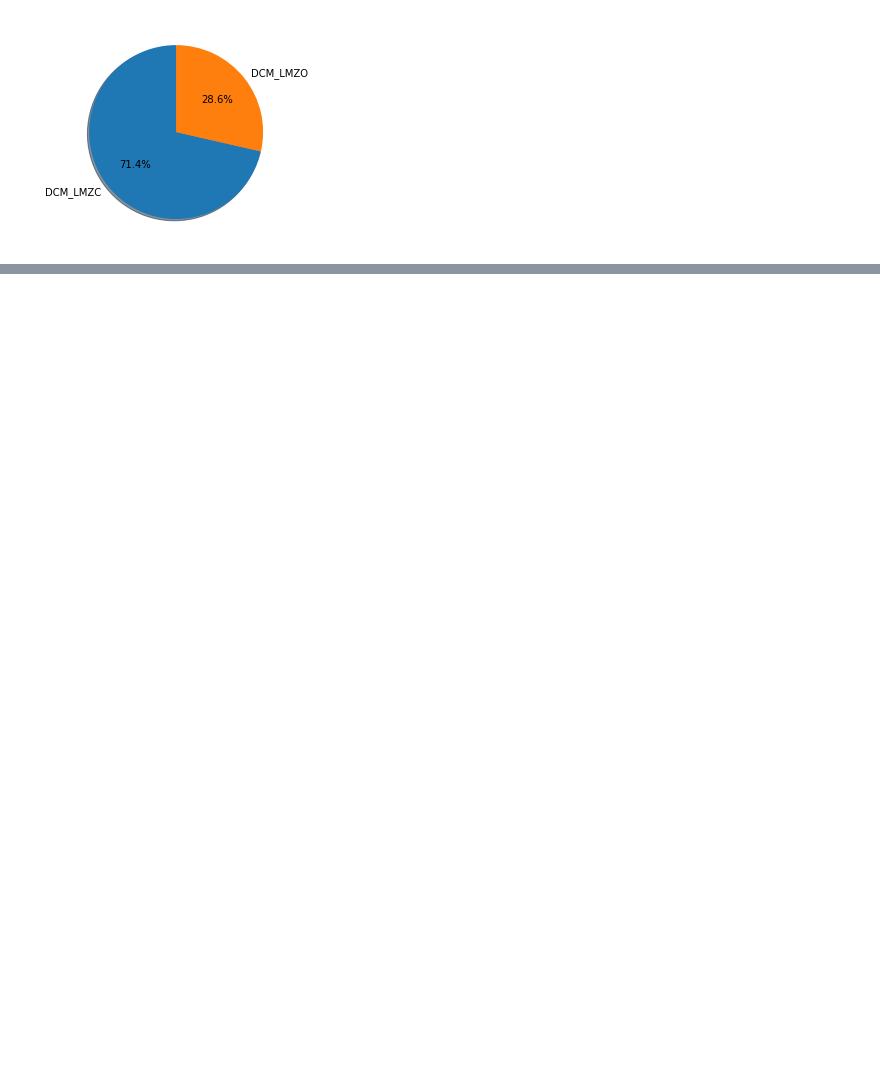
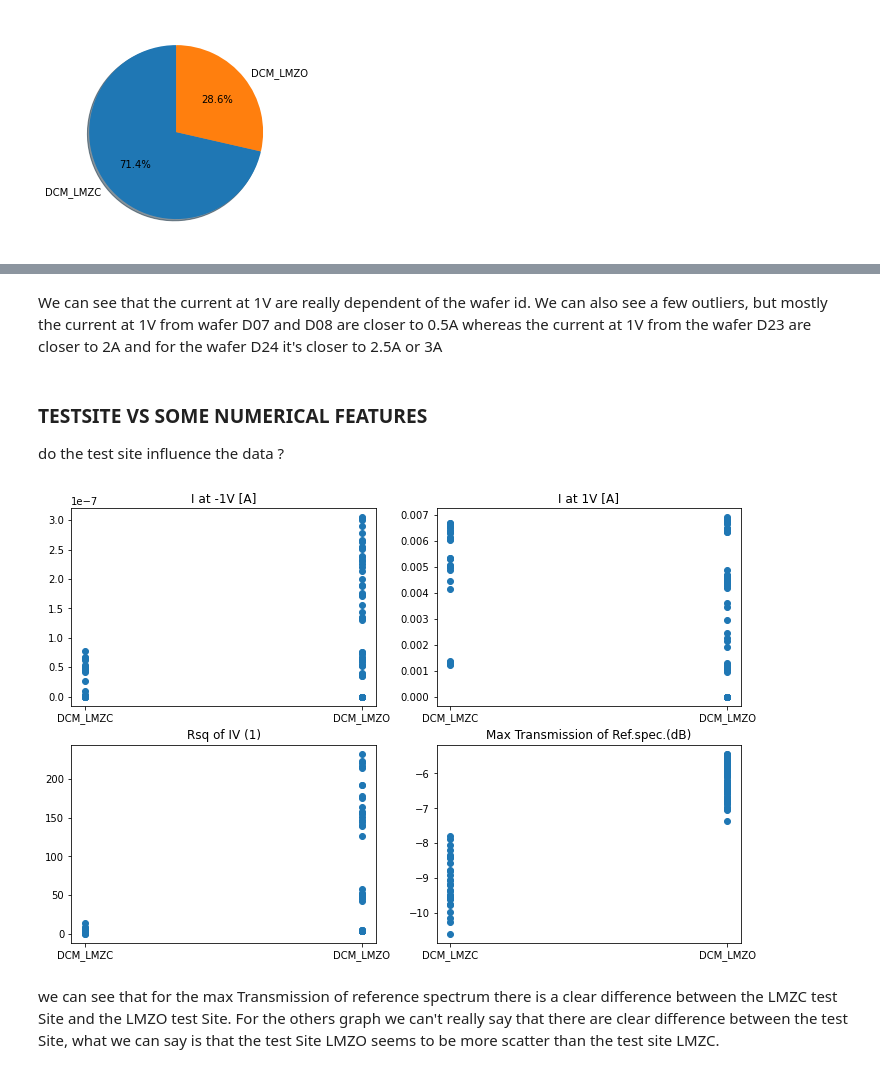
Before and after one commit to 9zaig/data-analysis-software-1, a Jupyter notebook: doc/Document.ipynb, the cells around one changed output, grey strips where cells are left out. Drawn from its saved outputs; the diff is of its cells as text; code cells hidden in the pictures; blank space fills up the shorter version.

```diff
--- a/doc/Document.ipynb
+++ b/doc/Document.ipynb
@@ -83,0 +105,25 @@ plt.show()
+# %% [markdown]
+We can see that the current at 1V are really dependent of the wafer id. We can also see a few outliers, but mostly the current at 1V from wafer D07 and D08 are closer to 0.5A whereas the current at 1V from the wafer D23 are closer to 2A and for the wafer D24 it's closer to 2.5A or 3A
+# %% [markdown]
+### TESTSITE VS SOME NUMERICAL FEATURES
+
+do the test site influence the data ?
+# %%
+plt.figure(figsize=(12,8))
+ans = plt.subplot(2,2,1)
+plt.title('I at -1V [A]')
+plt.scatter(df['TestSite'], df['I at -1V [A]'])
+ans = plt.subplot(2,2,2)
+plt.title('I at 1V [A]')
+plt.scatter(df['TestSite'], df['I at 1V [A]'])
+ans = plt.subplot(2,2,3)
+plt.title('Rsq of IV (1)')
+plt.scatter(df['TestSite'], df['Rsq of IV (1)'])
+ans = plt.subplot(2,2,4)
+plt.title('Max Transmission of Ref.spec.(dB)')
+plt.scatter(df['TestSite'], df['Max Transmission of Ref.spec.(dB)'])
+plt.show()
+# %% [output]
+[figure, added]
+# %% [markdown]
+we can see that for the max Transmission of reference spectrum there is a clear difference between the LMZC test Site and the LMZO test Site. For the others graph we can't really say that there are clear difference between the test Site, what we can say is that the test Site LMZO seems to be more scatter than the test site LMZC.
```
Also changed, not shown: parts of 8 cells of this notebook, 1 other file.
